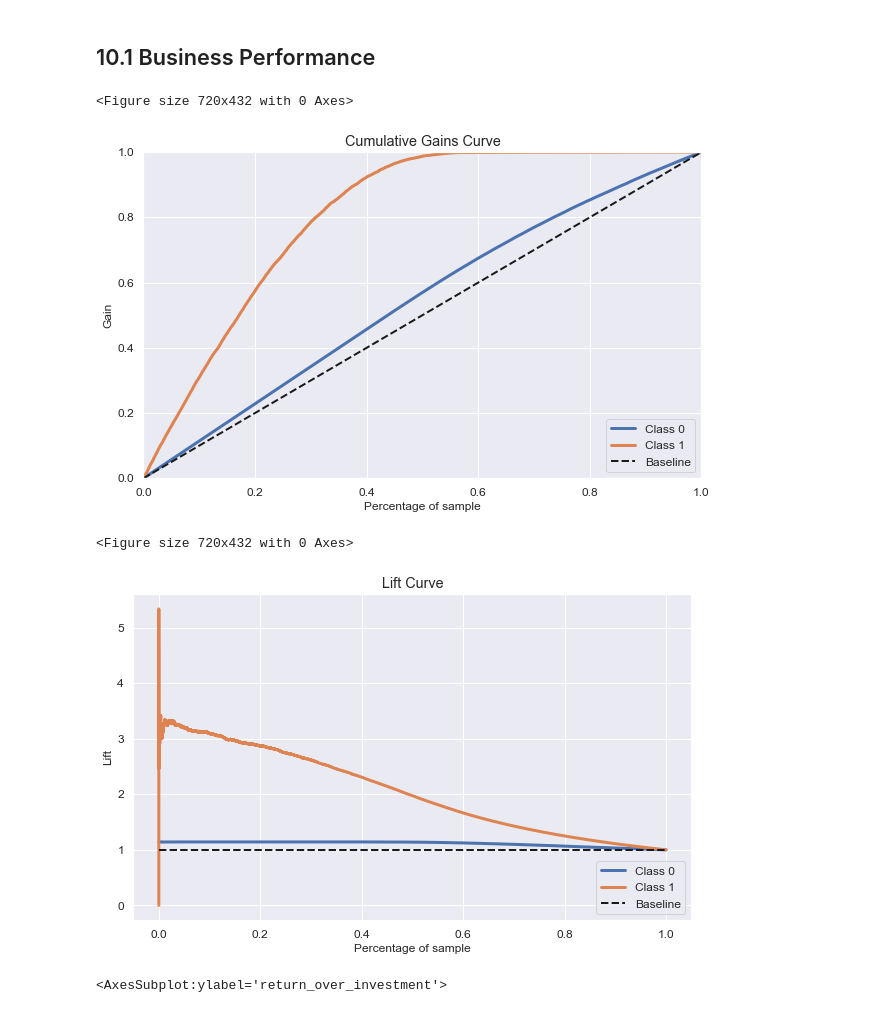
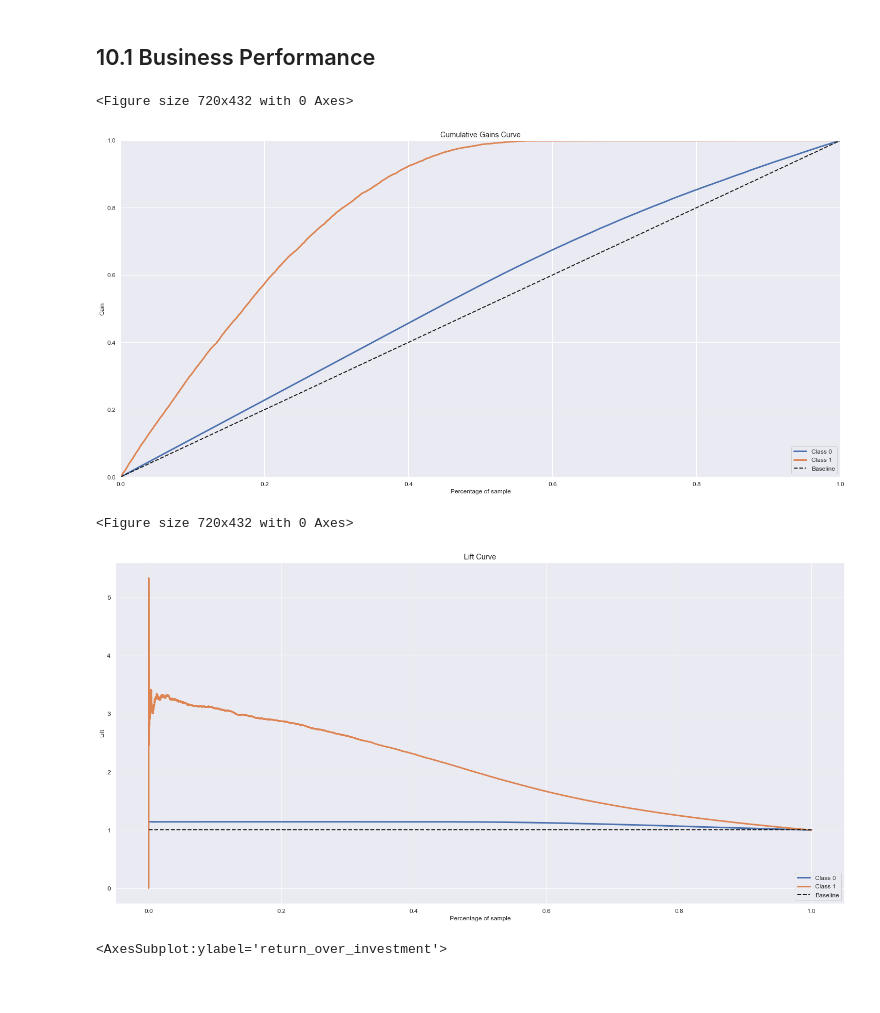
Before and after one commit to rafael-asousa/Cross-Sell-Prediction, a Jupyter notebook: notebook/cross-sell-predictions.ipynb, the cells around one changed output. Drawn from its saved outputs; the diff is of its cells as text; code cells hidden in the pictures.

```diff
--- a/notebook/cross-sell-predictions.ipynb
+++ b/notebook/cross-sell-predictions.ipynb
@@ -913,18 +919,18 @@ with open('model_adaboost_trained.pkl','wb') as model_file:
 # %% [markdown]
 ## 10.1 Business Performance
 # %%
-plt.figure(figsize(10, 6))
+plt.figure(figsize=(10, 6))
 skplt.metrics.plot_cumulative_gain(y_test,yhat_adab);
 # %% [output]
 <Figure size 720x432 with 0 Axes>
-[figure, old version]
+[figure, new version]
 # %%
 #How much better than random choice our algorithm is
-plt.figure(figsize(10, 6))
+plt.figure(figsize=(10, 6))
 skplt.metrics.plot_lift_curve(y_test,yhat_adab);
 # %% [output]
 <Figure size 720x432 with 0 Axes>
-[figure, old version]
+[figure, new version]
 # %%
 #Return over investment
 # Since I don't have access to this kind of information, I will suppose that the contact with each customer
```
Also changed, not shown: parts of 12 cells of this notebook.
